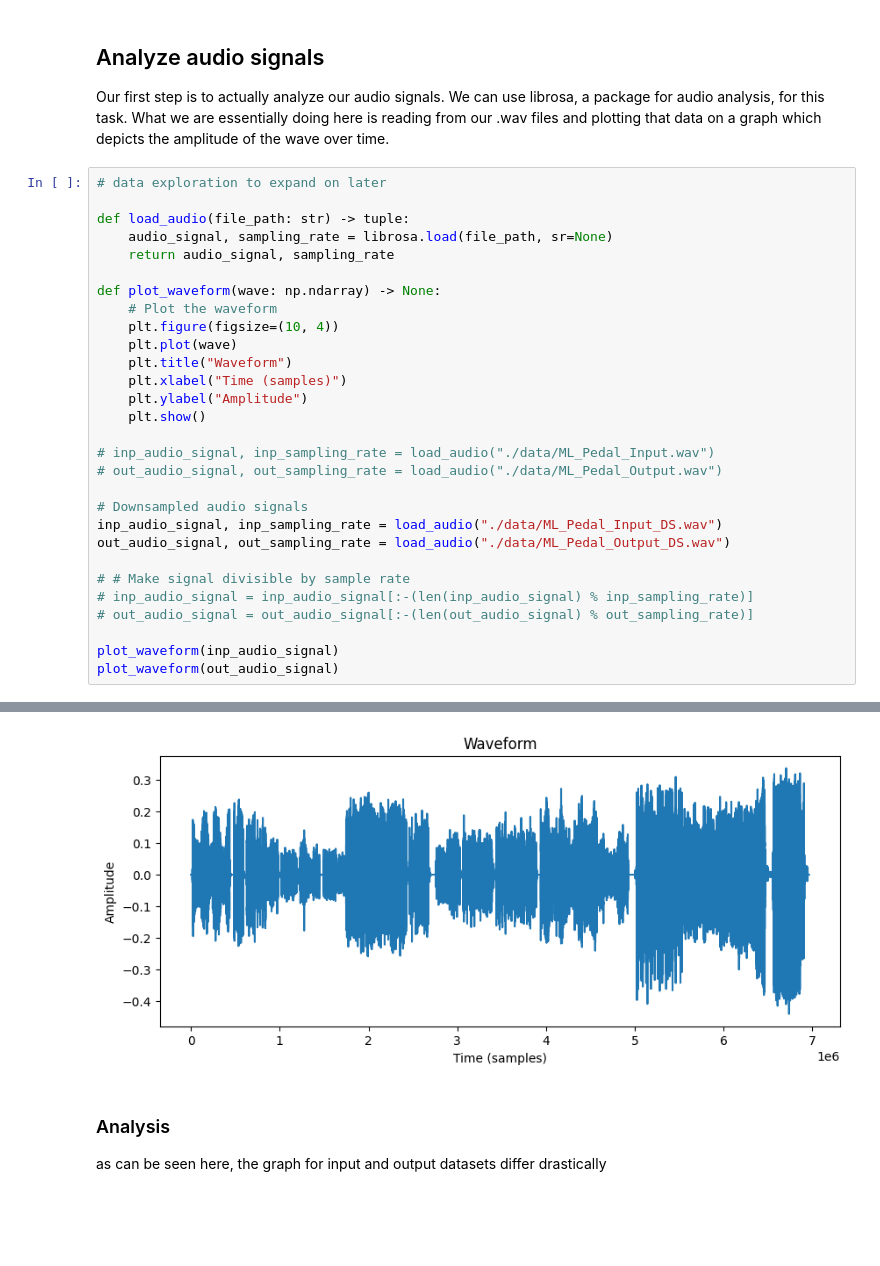
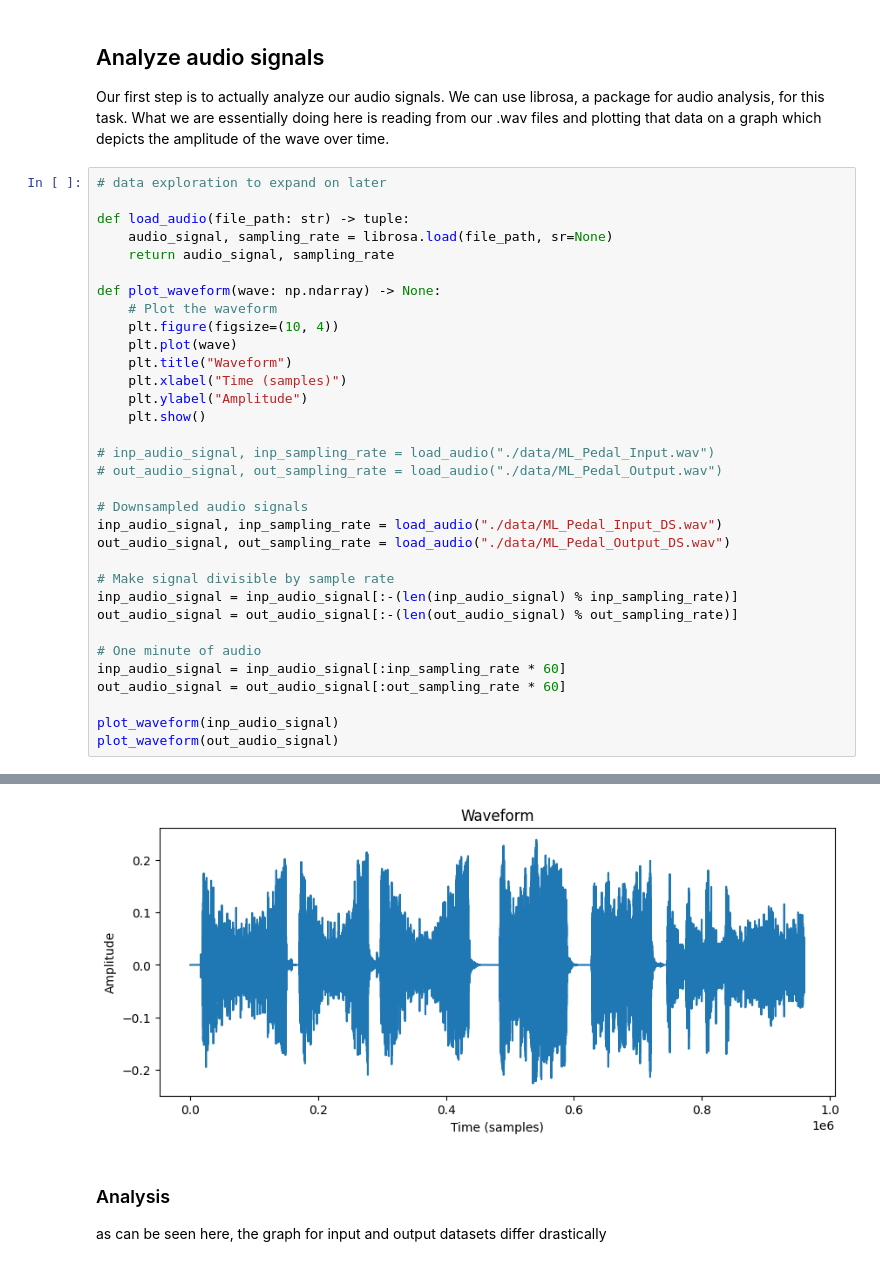
Before and after one commit to KshitijKapoor8/guitar-pedal-ml, a Jupyter notebook: main.ipynb, the cells around one changed output, grey strips where cells are left out. Saved outputs shown, nothing was run; the diff lists cells and outputs as text; blank space fills up the shorter version.

```diff
--- a/main.ipynb
+++ b/main.ipynb
@@ -78,9 +78,13 @@ def plot_waveform(wave: np.ndarray) -> None:
 inp_audio_signal, inp_sampling_rate = load_audio("./data/ML_Pedal_Input_DS.wav")
 out_audio_signal, out_sampling_rate = load_audio("./data/ML_Pedal_Output_DS.wav")
 
-# # Make signal divisible by sample rate
-# inp_audio_signal = inp_audio_signal[:-(len(inp_audio_signal) % inp_sampling_rate)]
-# out_audio_signal = out_audio_signal[:-(len(out_audio_signal) % out_sampling_rate)]
+# Make signal divisible by sample rate
+inp_audio_signal = inp_audio_signal[:-(len(inp_audio_signal) % inp_sampling_rate)]
+out_audio_signal = out_audio_signal[:-(len(out_audio_signal) % out_sampling_rate)]
+
+# One minute of audio
+inp_audio_signal = inp_audio_signal[:inp_sampling_rate * 60]
+out_audio_signal = out_audio_signal[:out_sampling_rate * 60]
 
 plot_waveform(inp_audio_signal)
 plot_waveform(out_audio_signal)
@@ -89,4 +93,4 @@ plot_waveform(out_audio_signal)
-[figure, old version]
+[figure, new version]
 # %% [markdown]
 ### Analysis
 as can be seen here, the graph for input and output datasets differ drastically
```
Also changed, not shown: parts of 15 cells of this notebook.
